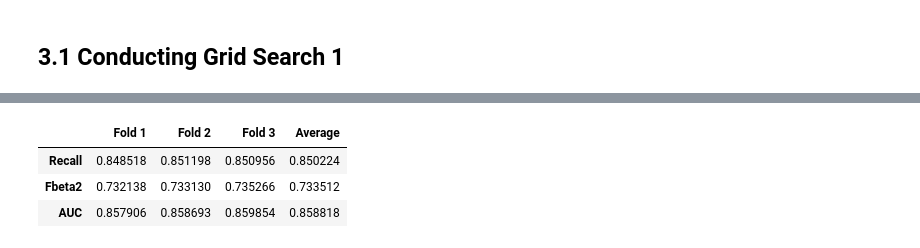
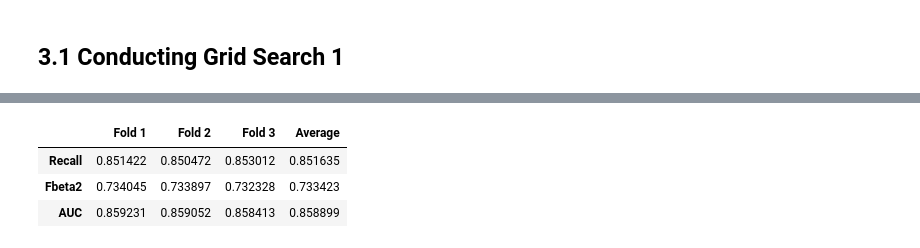
Before and after one commit to jonjonnyjonjon/dm-g3t3, a Jupyter notebook: hyperparameter tuning/DTC .ipynb, the cells around one changed output, grey strips where cells are left out. Drawn from its saved outputs; the diff is of its cells as text; code cells hidden in the pictures.

```diff
--- a/hyperparameter tuning/DTC .ipynb
+++ b/hyperparameter tuning/DTC .ipynb
@@ -247,11 +246,11 @@ print(best_parameters)
 # %%
 # classifier trained on the latest hyper parameters
-rf_clf2 = DecisionTreeClassifier(criterion = "entropy", max_depth = None, min_samples_leaf = 7, min_samples_split=25, random_state=2021)
+rf_clf2 = DecisionTreeClassifier(max_depth = None, max_features =3, min_samples_leaf=9, min_samples_split = 25, random_state=2021)
 
 results_gs1 = cv_evaluate_model(rf_clf2)
 display(results_gs1)
 # %% [output]
 |  | Fold 1 | Fold 2 | Fold 3 | Average |
-| Recall | 0.848518 | 0.851198 | 0.850956 | 0.850224 |
-| Fbeta2 | 0.732138 | 0.733130 | 0.735266 | 0.733512 |
-| AUC | 0.857906 | 0.858693 | 0.859854 | 0.858818 |
+| Recall | 0.851422 | 0.850472 | 0.853012 | 0.851635 |
+| Fbeta2 | 0.734045 | 0.733897 | 0.732328 | 0.733423 |
+| AUC | 0.859231 | 0.859052 | 0.858413 | 0.858899 |
```
Also changed, not shown: parts of 7 cells of this notebook, 1 other file.
